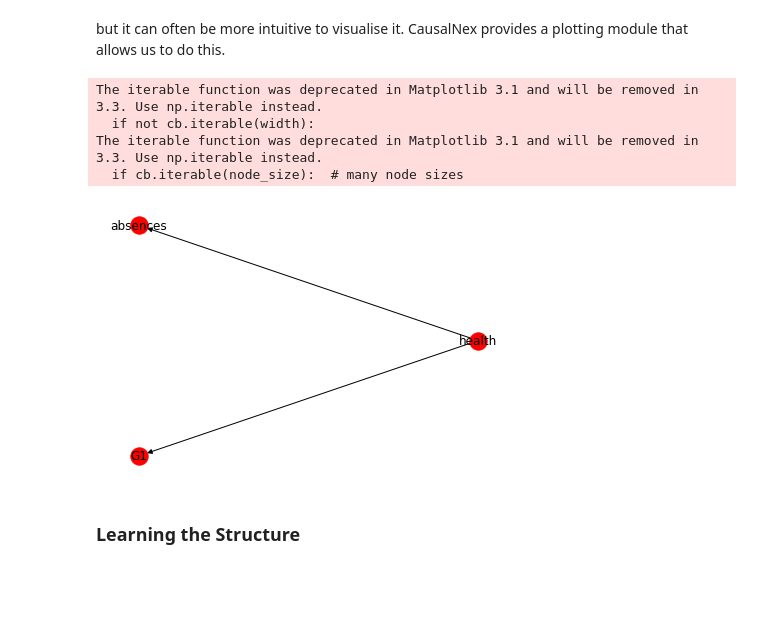
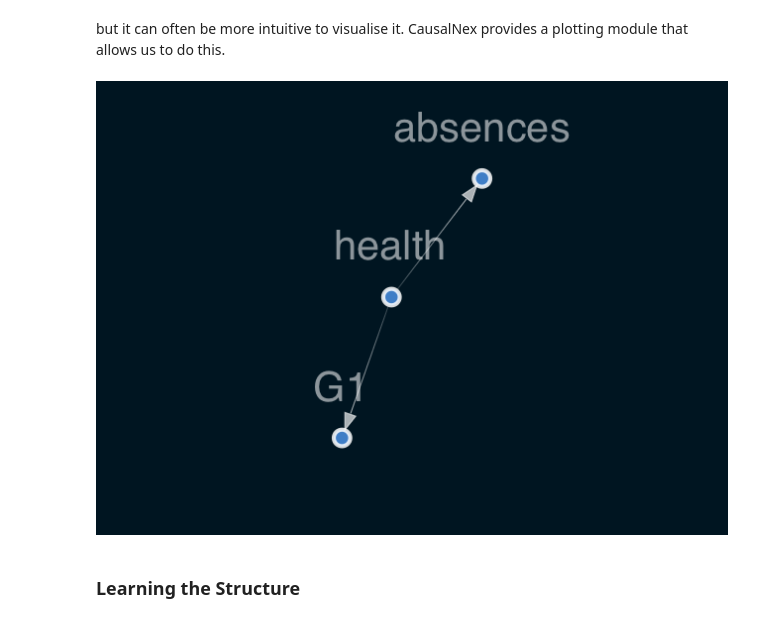
Before and after one commit to mckinsey/causalnex, a Jupyter notebook: docs/source/03_tutorial/03_tutorial.ipynb, the cells around one changed output. Drawn from its saved outputs; the diff is of its cells as text; code cells hidden in the pictures; blank space fills up the shorter version.

Commit message:
Plotting with PyGraphViz
Shift from networkx plotting to pygraphviz

```diff
--- a/docs/source/03_tutorial/03_tutorial.ipynb
+++ b/docs/source/03_tutorial/03_tutorial.ipynb
@@ -42,16 +42,20 @@ sm.edges
 OutEdgeView([('health', 'absences'), ('health', 'G1')])
 # %% [markdown]
 but it can often be more intuitive to visualise it. CausalNex provides a plotting module that allows us to do this.
-# %%
-from causalnex.plots import plot_structure
-
-_, _, _ = plot_structure(sm)
-# %% [output]
-The iterable function was deprecated in Matplotlib 3.1 and will be removed in 3.3. Use np.iterable instead.
-  if not cb.iterable(width):
-The iterable function was deprecated in Matplotlib 3.1 and will be removed in 3.3. Use np.iterable instead.
-  if cb.iterable(node_size):  # many node sizes
-[figure, removed]
+# %%
+from IPython.display import Image
+from causalnex.plots import plot_structure, NODE_STYLE, EDGE_STYLE
+
+viz = plot_structure(
+    sm,
+    graph_attributes={"scale": "0.5"},
+    all_node_attributes=NODE_STYLE.WEAK,
+    all_edge_attributes=EDGE_STYLE.WEAK)
+filename = "./structure_model.png"
+viz.draw(filename)
+Image(filename)
+# %% [output]
+[figure, added]
 # %% [markdown]
 ### Learning the Structure
 # %% [markdown]
```
Also changed, not shown: parts of 10 cells of this notebook, 7 other files.
